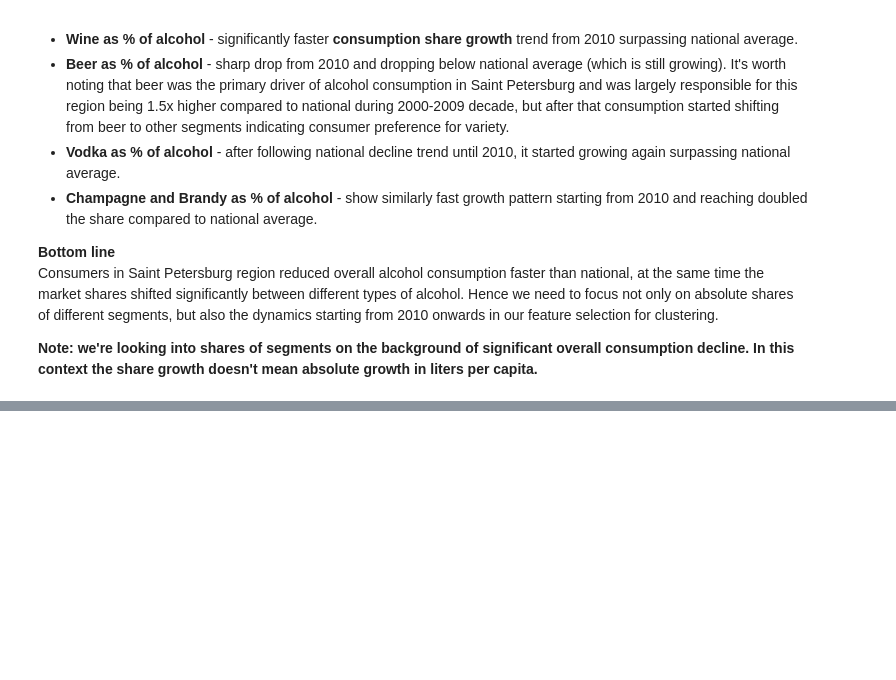
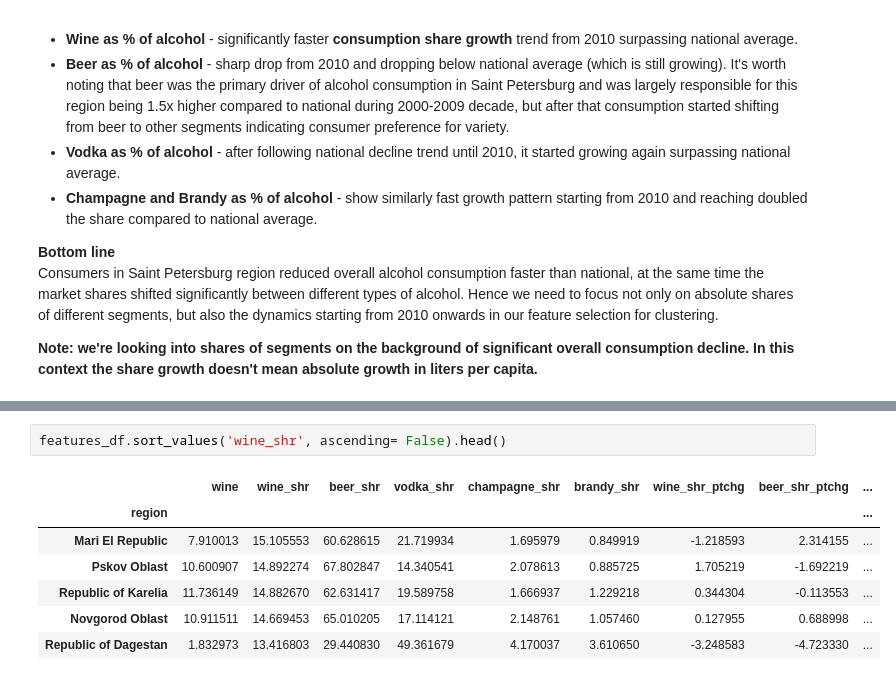
Before and after one commit to Nikhilsharma508/Project, a Jupyter notebook: Alcohol_consumption.ipynb, the cells around one changed output, grey strips where cells are left out. Drawn from its saved outputs; the diff is of its cells as text; blank space fills up the shorter version.

```diff
--- a/Alcohol_consumption.ipynb
+++ b/Alcohol_consumption.ipynb
@@ -200,0 +228,10 @@ Consumers in Saint Petersburg region reduced overall alcohol consumption faster
+# %%
+features_df.sort_values('wine_shr', ascending= False).head()
+# %% [output]
+|  | wine | wine_shr | beer_shr | vodka_shr | champagne_shr | brandy_shr | wine_shr_ptchg | beer_shr_ptchg | ... |
+| region |  |  |  |  |  |  |  |  | ... |
+| Mari El Republic | 7.910013 | 15.105553 | 60.628615 | 21.719934 | 1.695979 | 0.849919 | -1.218593 | 2.314155 | ... |
+| Pskov Oblast | 10.600907 | 14.892274 | 67.802847 | 14.340541 | 2.078613 | 0.885725 | 1.705219 | -1.692219 | ... |
+| Republic of Karelia | 11.736149 | 14.882670 | 62.631417 | 19.589758 | 1.666937 | 1.229218 | 0.344304 | -0.113553 | ... |
+| Novgorod Oblast | 10.911511 | 14.669453 | 65.010205 | 17.114121 | 2.148761 | 1.057460 | 0.127955 | 0.688998 | ... |
+| Republic of Dagestan | 1.832973 | 13.416803 | 29.440830 | 49.361679 | 4.170037 | 3.610650 | -3.248583 | -4.723330 | ... |
```
Also changed, not shown: parts of 13 cells of this notebook.
